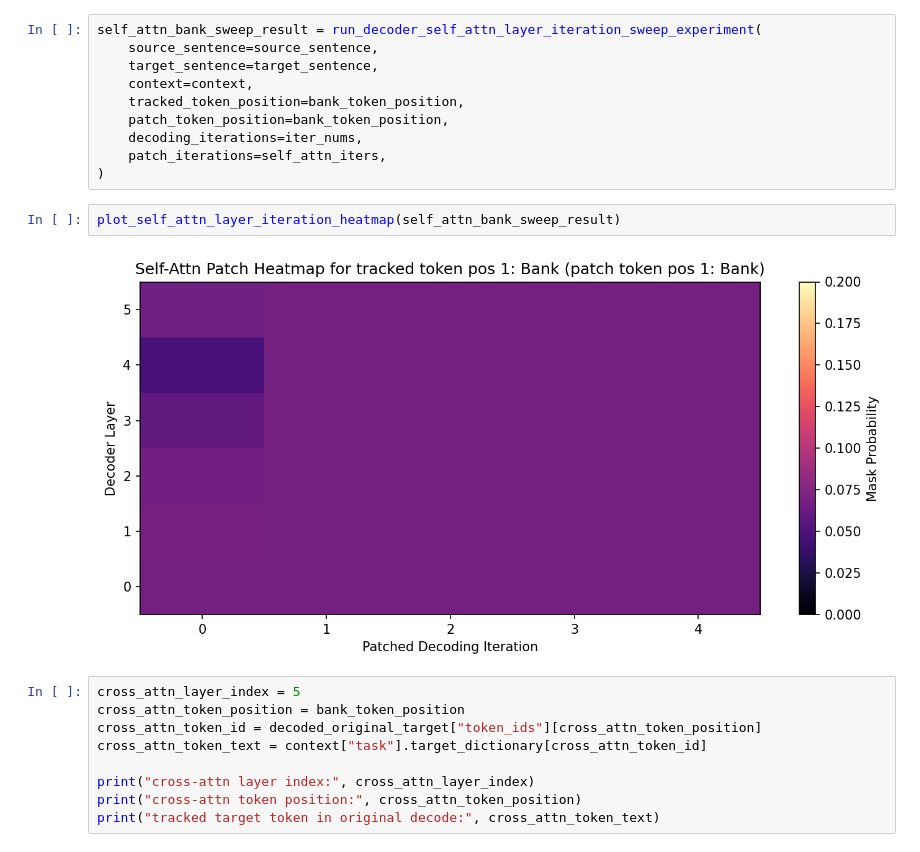
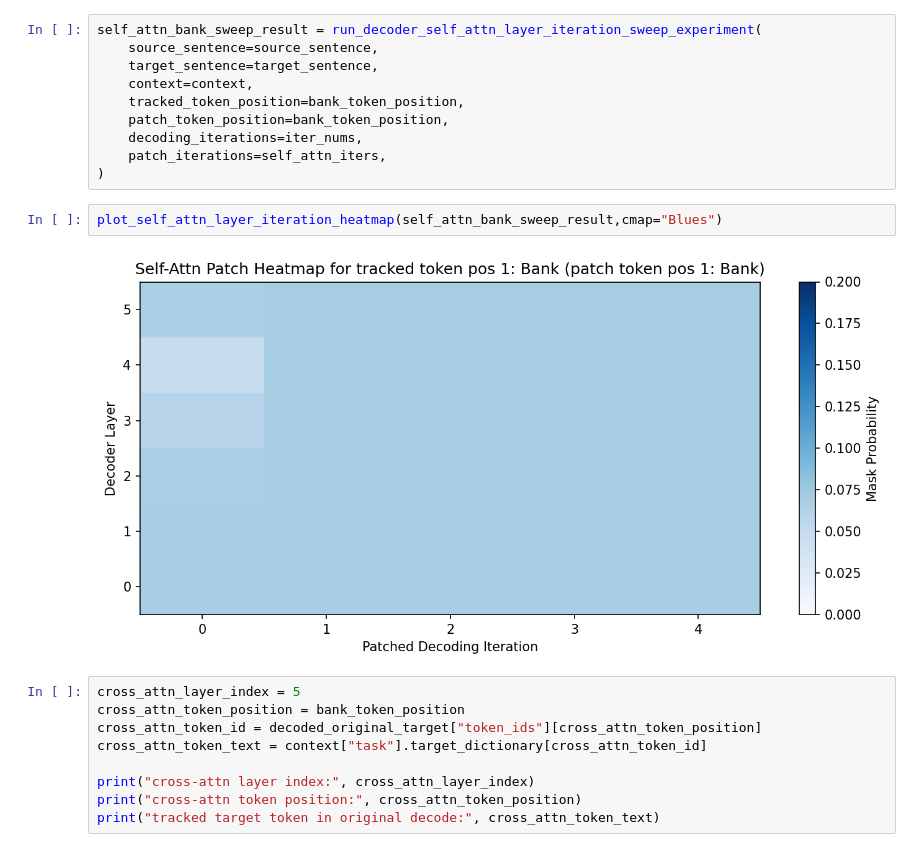
Before and after one commit to MD-BH/MLLM-Final, a Jupyter notebook: Mask-Predict/demo.ipynb, the cells around one changed output. Drawn from its saved outputs; the diff is of its cells as text.

```diff
--- a/Mask-Predict/demo.ipynb
+++ b/Mask-Predict/demo.ipynb
@@ -343,9 +343,9 @@ self_attn_bank_sweep_result = run_decoder_self_attn_layer_iteration_sweep_experi
     patch_iterations=self_attn_iters,
 )
 # %%
-plot_self_attn_layer_iteration_heatmap(self_attn_bank_sweep_result)
+plot_self_attn_layer_iteration_heatmap(self_attn_bank_sweep_result,cmap="Blues")
 # %% [output]
-[figure, old version]
+[figure, new version]
 # %%
 cross_attn_layer_index = 5
 cross_attn_token_position = bank_token_position
```
Also changed, not shown: parts of 13 cells of this notebook, 2 other files.
